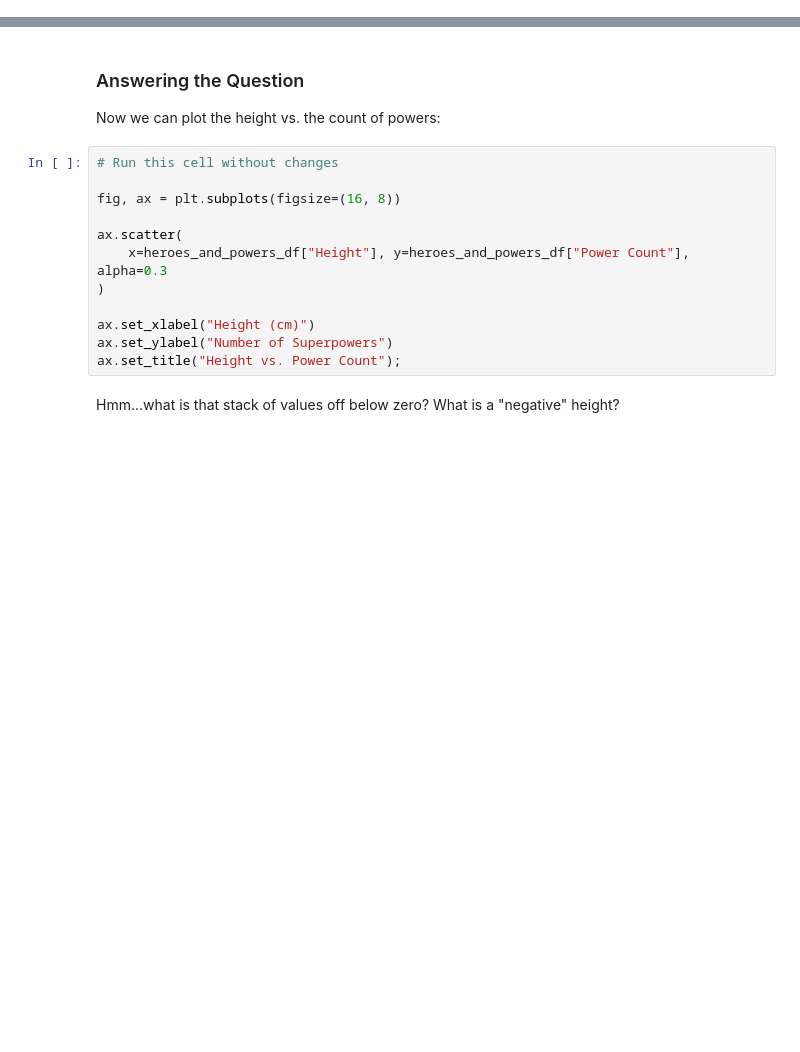
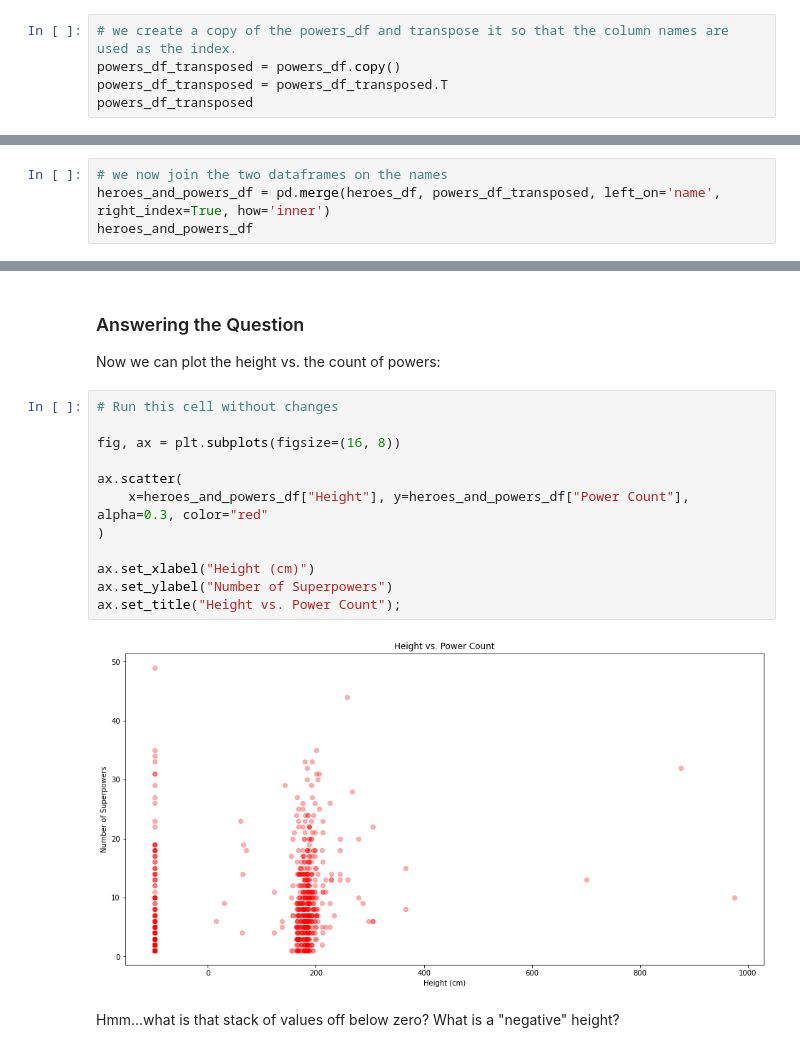
Before and after one commit to Philipmwasi/Eda-lab, a Jupyter notebook: Eda-lab/index.ipynb, the cells around one changed output, grey strips where cells are left out. Saved outputs shown, nothing was run; the diff lists cells and outputs as text; blank space fills up the shorter version.

```diff
--- a/Eda-lab/index.ipynb
+++ b/Eda-lab/index.ipynb
@@ -364,0 +481,5 @@ In the cell below, create a new dataframe called `heroes_and_powers_df` that con
+# %%
+# we create a copy of the powers_df and transpose it so that the column names are used as the index.
+powers_df_transposed = powers_df.copy()
+powers_df_transposed = powers_df_transposed.T
+powers_df_transposed
@@ -364,0 +516,4 @@ In the cell below, create a new dataframe called `heroes_and_powers_df` that con
+# %%
+# we now join the two dataframes on the names
+heroes_and_powers_df = pd.merge(heroes_df, powers_df_transposed, left_on='name', right_index=True, how='inner')
+heroes_and_powers_df
@@ -400,15 +583,17 @@ Now we can plot the height vs. the count of powers:
 # %%
 # Run this cell without changes
 
 fig, ax = plt.subplots(figsize=(16, 8))
 
 ax.scatter(
-    x=heroes_and_powers_df["Height"], y=heroes_and_powers_df["Power Count"], alpha=0.3
+    x=heroes_and_powers_df["Height"], y=heroes_and_powers_df["Power Count"], alpha=0.3, color="red"
 )
 
 ax.set_xlabel("Height (cm)")
 ax.set_ylabel("Number of Superpowers")
 ax.set_title("Height vs. Power Count");
+# %% [output]
+[figure, added]
 # %% [markdown]
 Hmm...what is that stack of values off below zero? What is a "negative" height?
 # %% [markdown]
```
Also changed, not shown: parts of 29 cells of this notebook.
